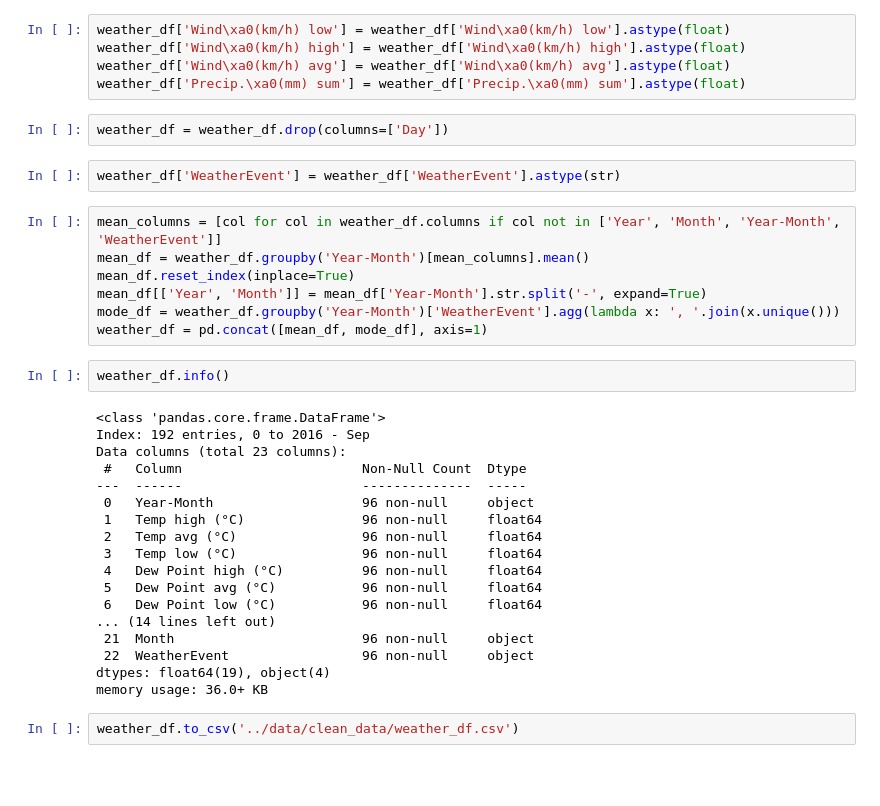
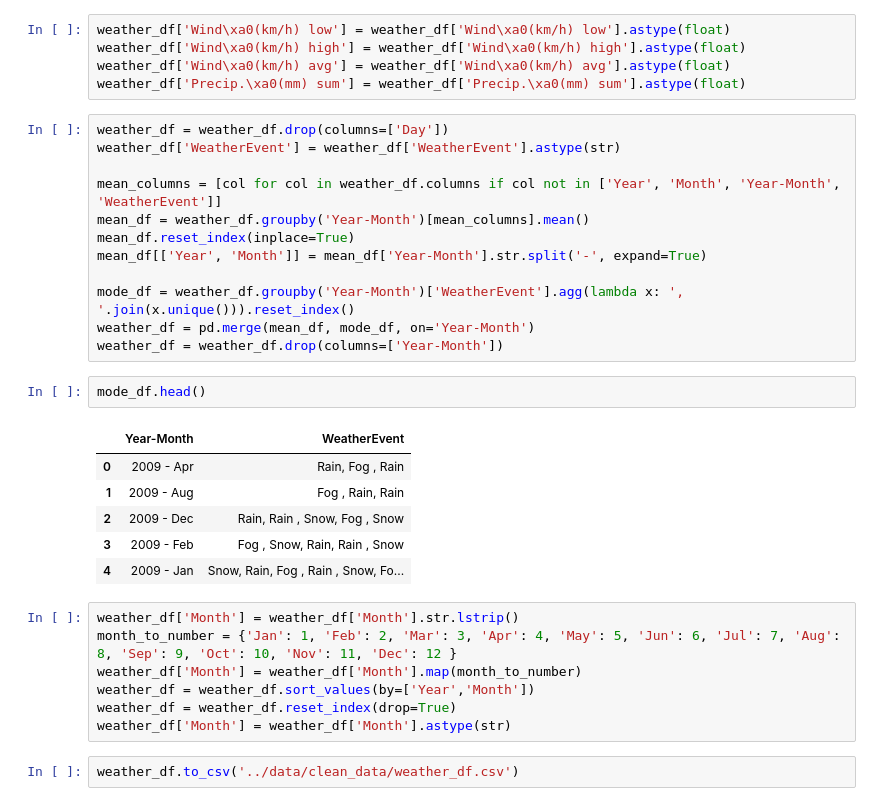
Before and after one commit to abrahamshimelis/walmart-sales-prediction, a Jupyter notebook: notebooks/walmart-sales-prediction.ipynb, the cells around one changed output. Drawn from its saved outputs; the diff is of its cells as text; blank space fills up the shorter version.

Commit message:
merged weather, events holidays and macro economic datasets

```diff
--- a/notebooks/walmart-sales-prediction.ipynb
+++ b/notebooks/walmart-sales-prediction.ipynb
@@ -137,37 +79,34 @@ weather_df['Wind\xa0(km/h) low'] = weather_df['Wind\xa0(km/h) low'].astype(float
 weather_df['Wind\xa0(km/h) high'] = weather_df['Wind\xa0(km/h) high'].astype(float)
 weather_df['Wind\xa0(km/h) avg'] = weather_df['Wind\xa0(km/h) avg'].astype(float)
 weather_df['Precip.\xa0(mm) sum'] = weather_df['Precip.\xa0(mm) sum'].astype(float)
-# %%
-weather_df = weather_df.drop(columns=['Day'])
-# %%
-weather_df['WeatherEvent'] = weather_df['WeatherEvent'].astype(str)
 # %%
+weather_df = weather_df.drop(columns=['Day'])
+weather_df['WeatherEvent'] = weather_df['WeatherEvent'].astype(str)
+
 mean_columns = [col for col in weather_df.columns if col not in ['Year', 'Month', 'Year-Month', 'WeatherEvent']]
 mean_df = weather_df.groupby('Year-Month')[mean_columns].mean()
 mean_df.reset_index(inplace=True)
 mean_df[['Year', 'Month']] = mean_df['Year-Month'].str.split('-', expand=True)
-mode_df = weather_df.groupby('Year-Month')['WeatherEvent'].agg(lambda x: ', '.join(x.unique()))
-weather_df = pd.concat([mean_df, mode_df], axis=1)
+
+mode_df = weather_df.groupby('Year-Month')['WeatherEvent'].agg(lambda x: ', '.join(x.unique())).reset_index()
+weather_df = pd.merge(mean_df, mode_df, on='Year-Month')
+weather_df = weather_df.drop(columns=['Year-Month'])
-# %%
-weather_df.info()
-# %% [output]
-<class 'pandas.core.frame.DataFrame'>
-Index: 192 entries, 0 to 2016 - Sep
-Data columns (total 23 columns):
- #   Column                       Non-Null Count  Dtype
----  ------                       --------------  -----
- 0   Year-Month                   96 non-null     object
- 1   Temp high (°C)               96 non-null     float64
- 2   Temp avg (°C)                96 non-null     float64
- 3   Temp low (°C)                96 non-null     float64
- 4   Dew Point high (°C)          96 non-null     float64
- 5   Dew Point avg (°C)           96 non-null     float64
- 6   Dew Point low (°C)           96 non-null     float64
-... (14 lines left out)
- 21  Month                        96 non-null     object
- 22  WeatherEvent                 96 non-null     object
-dtypes: float64(19), object(4)
-memory usage: 36.0+ KB
+# %%
+mode_df.head()
+# %% [output]
+|  | Year-Month | WeatherEvent |
+| 0 | 2009 - Apr | Rain, Fog , Rain |
+| 1 | 2009 - Aug | Fog , Rain, Rain |
+| 2 | 2009 - Dec | Rain, Rain , Snow, Fog , Snow |
+| 3 | 2009 - Feb | Fog , Snow, Rain, Rain , Snow |
+| 4 | 2009 - Jan | Snow, Rain, Fog , Rain , Snow, Fo... |
+# %%
+weather_df['Month'] = weather_df['Month'].str.lstrip()
+month_to_number = {'Jan': 1, 'Feb': 2, 'Mar': 3, 'Apr': 4, 'May': 5, 'Jun': 6, 'Jul': 7, 'Aug': 8, 'Sep': 9, 'Oct': 10, 'Nov': 11, 'Dec': 12 }
+weather_df['Month'] = weather_df['Month'].map(month_to_number)
+weather_df = weather_df.sort_values(by=['Year','Month'])
+weather_df = weather_df.reset_index(drop=True)
+weather_df['Month'] = weather_df['Month'].astype(str)
 # %%
 weather_df.to_csv('../data/clean_data/weather_df.csv')
 # %% [markdown]
```
Also changed, not shown: parts of 24 cells of this notebook.
